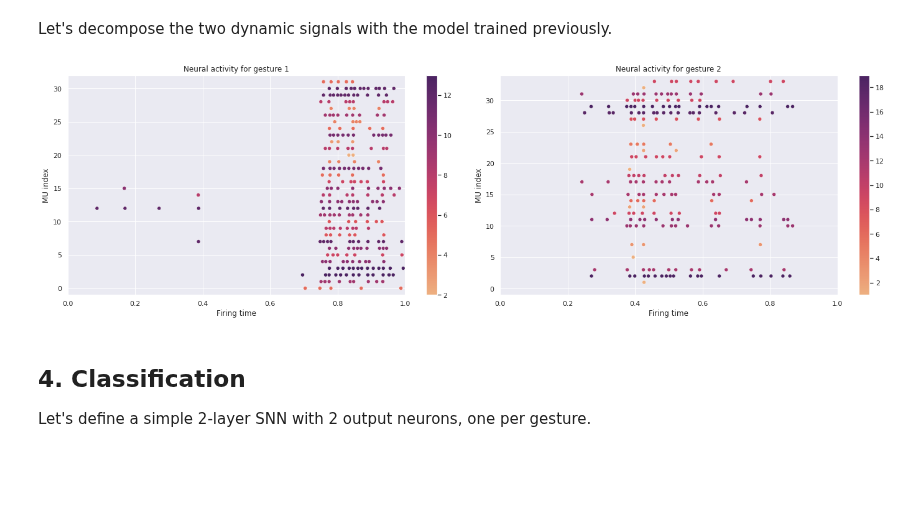
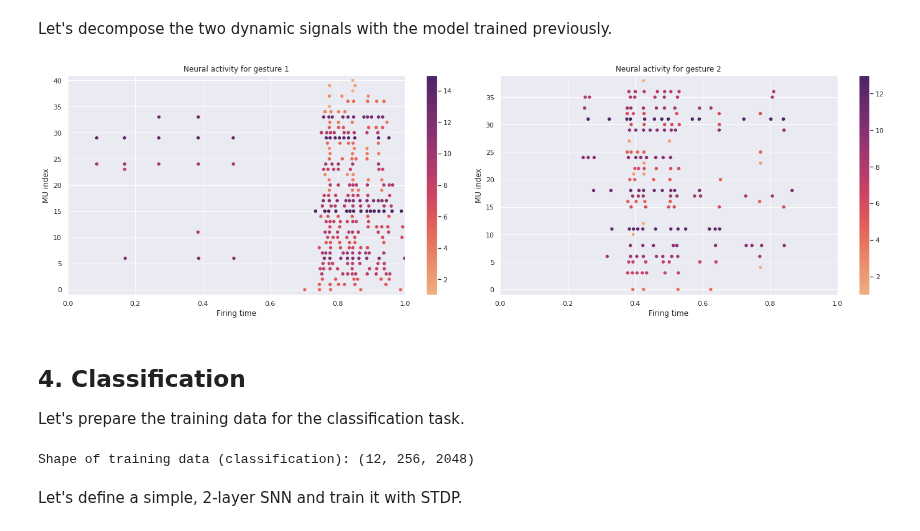
Before and after one commit to nihil21/semg-bss, a Jupyter notebook: Decomposition of sEMG signals.ipynb, the cells around one changed output. Saved outputs shown, nothing was run; the diff lists cells and outputs as text; code cells hidden in the pictures; blank space fills up the shorter version.

```diff
--- a/Decomposition of sEMG signals.ipynb
+++ b/Decomposition of sEMG signals.ipynb
@@ -117,10 +122,9 @@ emg_separator = semg_bss.EmgSeparator(
 ### Training
 Let's include in the training data 2 maintenance sEMG signals, one per gesture.
 # %%
-emg_pr_train = []
+train_data_dec = []
 for gesture in (1, 2):
-    emg_pr_train.append(
-        semg_bss.hyser.load_pr(
+    train_sample = semg_bss.hyser.load_pr(
             DATA_DIR,
             gesture=gesture,
             subject=1,
@@ -130,7 +134,7 @@ for gesture in (1, 2):
             task_type="maintenance",
             sig_type="preprocess"
         )
-    )
-emg_pr_train = np.stack(emg_pr_train, axis=0)
-print("Shape of training data:", emg_pr_train.shape)
+    train_data_dec.append(train_sample)
+train_data_dec = np.stack(train_data_dec, axis=0)
+print("Shape of training data (decomposition):", train_data_dec.shape)
 # %% [output]
@@ -140,8 +144,14 @@ Let's train the `EmgSeparator` instance.
 # %%
 # Train instance on the given signal
-emg_separator.fit(emg_pr_train)
+emg_separator.fit(train_data_dec)
 print(f"Extracted {emg_separator.n_mu} MUs.")
-(firings_pr1_train, firings_pr2_train) = emg_separator.transform(emg_pr_train)
-# Plot it
-semg_bss.raster_plot([firings_pr1_train, firings_pr2_train], title=["Neural activity for gesture 1", "Neural activity for gesture 2"], sig_len=4, n_cols=2, fig_size=(20, 8))
+# Transform training data and visualize firings
+(firings1_train, firings2_train) = emg_separator.transform(train_data_dec)
+semg_bss.raster_plot(
+    [firings1_train, firings2_train],
+    title=["Neural activity for gesture 1", "Neural activity for gesture 2"],
+    sig_len=4,
+    n_cols=2,
+    fig_size=(20, 6)
+)
 # %% [output]
@@ -159,7 +169,7 @@ firings_pr2_train.hist(column="Firing time", bins=40, figsize=(20, 8));
 ### Test
 Let's now load the dynamic signals for the two gestures.
 # %%
-emg_pr1_test = semg_bss.hyser.load_pr(
+test_sample1 = semg_bss.hyser.load_pr(
     DATA_DIR,
     task_type="dynamic",
     gesture=1,
@@ -169,11 +179,11 @@ emg_pr1_test = semg_bss.hyser.load_pr(
     trial=1,
     sig_type="preprocess"
 )
-semg_bss.plot_signal(emg_pr1_test[:15], fs=FS_EMG, n_cols=5, fig_size=(20, 6))
+semg_bss.plot_signal(test_sample1[:15], fs=FS_EMG, n_cols=5, fig_size=(20, 6))
 # %% [output]
 [figure]
 # %%
-emg_pr2_test = semg_bss.hyser.load_pr(
+test_sample2 = semg_bss.hyser.load_pr(
     DATA_DIR,
     task_type="dynamic",
     gesture=2,
@@ -183,24 +193,50 @@ emg_pr2_test = semg_bss.hyser.load_pr(
     trial=1,
     sig_type="preprocess"
 )
-semg_bss.plot_signal(emg_pr2_test[:15], fs=FS_EMG, n_cols=5, fig_size=(20, 6))
+semg_bss.plot_signal(test_sample2[:15], fs=FS_EMG, n_cols=5, fig_size=(20, 6))
 # %% [output]
 [figure]
 # %% [markdown]
 Let's decompose the two dynamic signals with the model trained previously.
 # %%
-firings_pr1_test = emg_separator.transform(emg_pr1_test)[0]
-firings_pr2_test = emg_separator.transform(emg_pr2_test)[0]
+(firings1_test, firings2_test) = emg_separator.transform(
+    np.stack([test_sample1, test_sample2], axis=0)
+)
 
 semg_bss.raster_plot(
-    firings=[firings_pr1_test, firings_pr2_test],
+    firings=[firings1_test, firings2_test],
     title=["Neural activity for gesture 1", "Neural activity for gesture 2"],
     sig_len=1,
     n_cols=2,
     fig_size=(20, 6)
 )
 # %% [output]
-[figure, old version]
+[figure, new version]
+# %% [markdown]
+## 4. Classification
+Let's prepare the training data for the classification task.
+# %%
+train_data_cl_emg = []
+for gesture in (1, 2):
+    for trial in (1, 2):
+        for task in (1, 2, 3):
+            # Read EMG signal
+            train_sample = semg_bss.hyser.load_pr(
+                DATA_DIR,
+                task_type="dynamic",
+                gesture=gesture,
+                subject=1,
+                session=1,
+                task=task,
+                trial=trial,
+                sig_type="preprocess"
+            )
+            train_data_cl_emg.append(train_sample)
+train_data_cl_emg = np.stack(train_data_cl_emg, axis=0)
+print("Shape of training data (classification):", train_data_cl_emg.shape)
+# Extract MUAPTs
+train_data_cl_fr = emg_separator.transform(train_data_cl_emg)
+# %% [output]
+Shape of training data (classification): (12, 256, 2048)
 # %% [markdown]
-## 4. Classification
-Let's define a simple 2-layer SNN with 2 output neurons, one per gesture.
+Let's define a simple, 2-layer SNN and train it with STDP.
```
Also changed, not shown: parts of 19 cells of this notebook, 7 other files.
